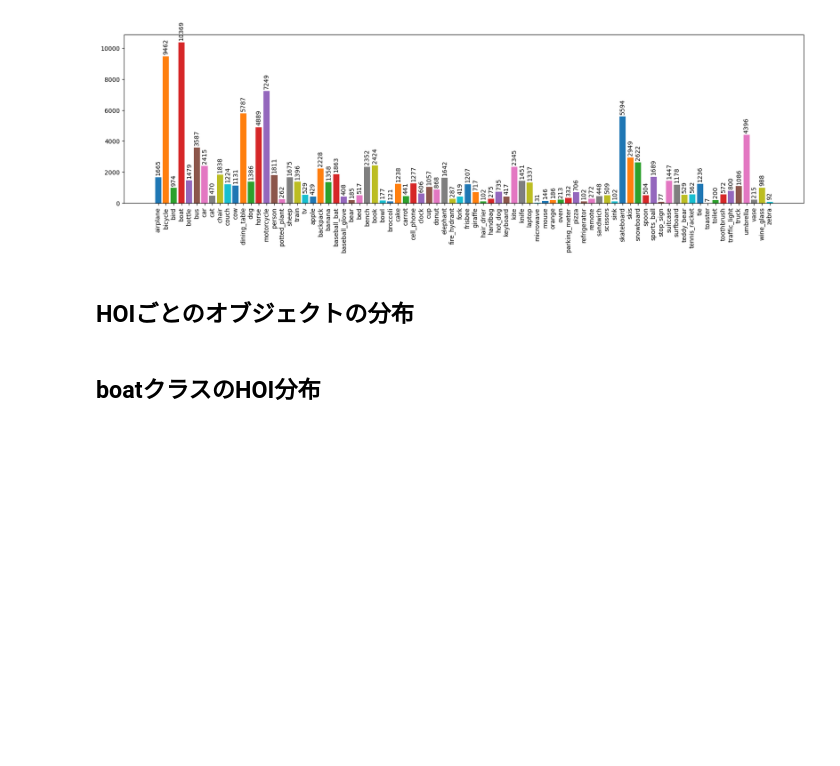
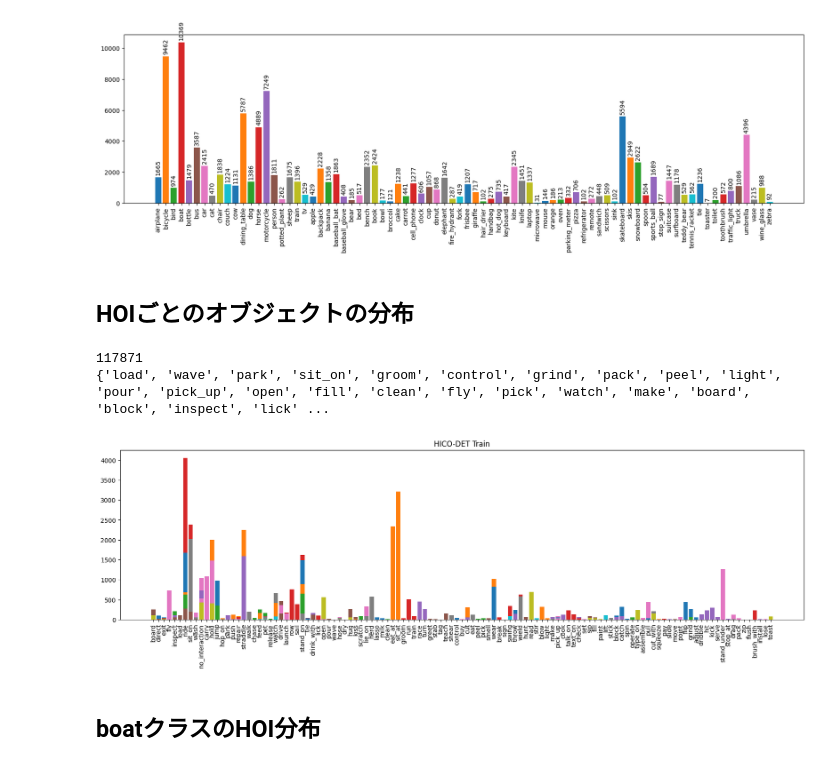
Before and after one commit to Absolute-Value/HICO-DET_Visualization, a Jupyter notebook: hico.ipynb, the cells around one changed output. Drawn from its saved outputs; the diff is of its cells as text; code cells hidden in the pictures; blank space fills up the shorter version.

```diff
--- a/hico.ipynb
+++ b/hico.ipynb
@@ -188,14 +180,22 @@ print(summ)
 # %%
 plt.figure(figsize=(20,5))
 plt.title('HICO-DET Train')
 plt.xticks(rotation=90)
 # plt.tick_params(labelsize=5)
 summ = 0
+s = set([])
 for key, value in instances.items():
     plt.bar(value.keys(), value.values())
     summ += sum(value.values())
+    for v in value.keys():
+        s.add(v)
 plt.plot()
 print(summ)
+print(s, len(s))
+# %% [output]
+117871
+{'load', 'wave', 'park', 'sit_on', 'groom', 'control', 'grind', 'pack', 'peel', 'light', 'pour', 'pick_up', 'open', 'fill', 'clean', 'fly', 'pick', 'watch', 'make', 'board', 'block', 'inspect', 'lick' ...
+[figure, added]
 # %%
 def object_plot(obj):
     plt.figure(figsize=(10,5))
```
Also changed, not shown: parts of 4 cells of this notebook.
